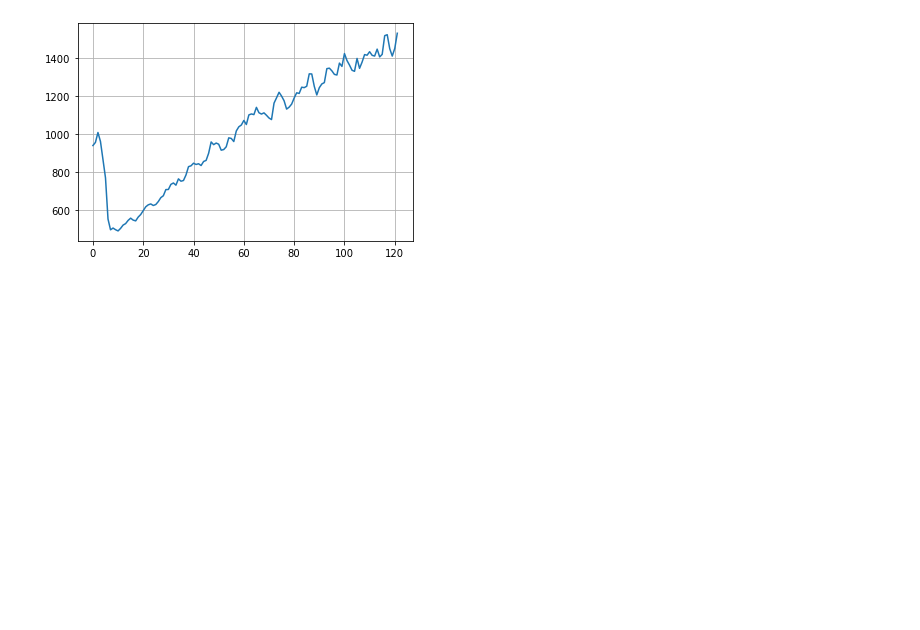
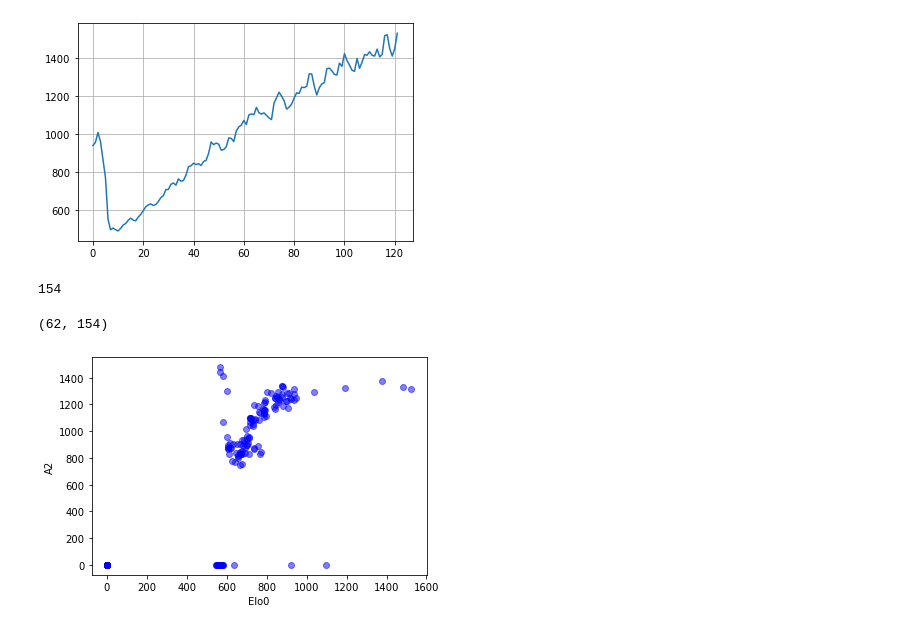
Before and after one commit to Andy666Fox/TINY_DS_PROJECTS, a Jupyter notebook: GuitarGrapher/audio_to_spectrogramm.ipynb, the cells around one changed output. Drawn from its saved outputs; the diff is of its cells as text; code cells hidden in the pictures; blank space fills up the shorter version.

```diff
--- a/GuitarGrapher/audio_to_spectrogramm.ipynb
+++ b/GuitarGrapher/audio_to_spectrogramm.ipynb
@@ -51,3 +51,26 @@ plt.show()
 # %% [output]
 [figure]
 [figure]
+# %%
+X = []
+
+for s in sound_data:
+    for val in s:
+        X.append(val)
+# %%
+print(max([len(x) for x in X]))
+max_len = max([len(x) for x in X])
+
+X = pad_sequences(X, maxlen=max_len)
+np.shape(X)
+# %% [output]
+154
+(62, 154)
+# %%
+idx1,idx2=np.random.randint(len(X)),np.random.randint(len(X))
+plt.scatter(X[idx1],X[idx2], c='b', alpha=0.5)
+plt.xlabel(sound_label[idx1])
+plt.ylabel(sound_label[idx2])
+plt.show()
+# %% [output]
+[figure, added]
```
Also changed, not shown: parts of 8 cells of this notebook.
